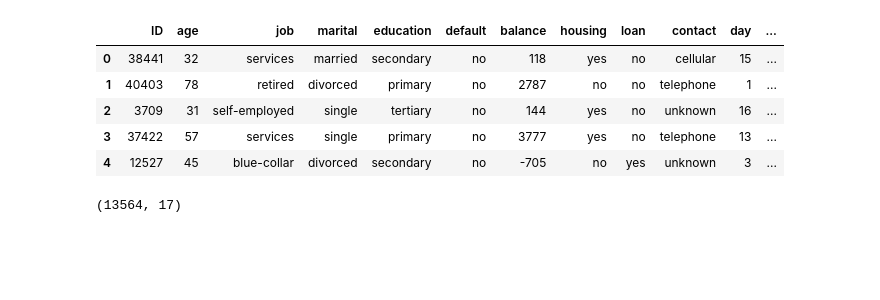
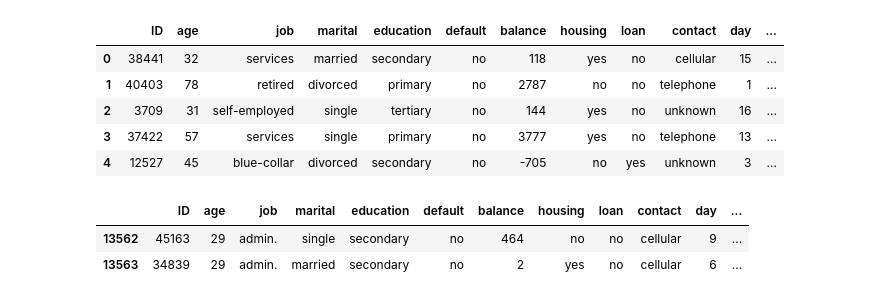
Before and after one commit to CaptaiN785/Client-Subscrption, a Jupyter notebook: main.ipynb, the cells around one changed output. Saved outputs shown, nothing was run; the diff lists cells and outputs as text; code cells hidden in the pictures; blank space fills up the shorter version.

```diff
--- a/main.ipynb
+++ b/main.ipynb
@@ -195,7 +269,9 @@ test.head()
 | 2 | 3709 | 31 | self-employed | single | tertiary | no | 144 | yes | no | unknown | 16 | ... |
 | 3 | 37422 | 57 | services | single | primary | no | 3777 | yes | no | telephone | 13 | ... |
 | 4 | 12527 | 45 | blue-collar | divorced | secondary | no | -705 | no | yes | unknown | 3 | ... |
-# %%
-test.shape
-# %% [output]
-(13564, 17)
+# %%
+test.tail(2)
+# %% [output]
+|  | ID | age | job | marital | education | default | balance | housing | loan | contact | day | ... |
+| 13562 | 45163 | 29 | admin. | single | secondary | no | 464 | no | no | cellular | 9 | ... |
+| 13563 | 34839 | 29 | admin. | married | secondary | no | 2 | yes | no | cellular | 6 | ... |
```
Also changed, not shown: parts of 32 cells of this notebook.
